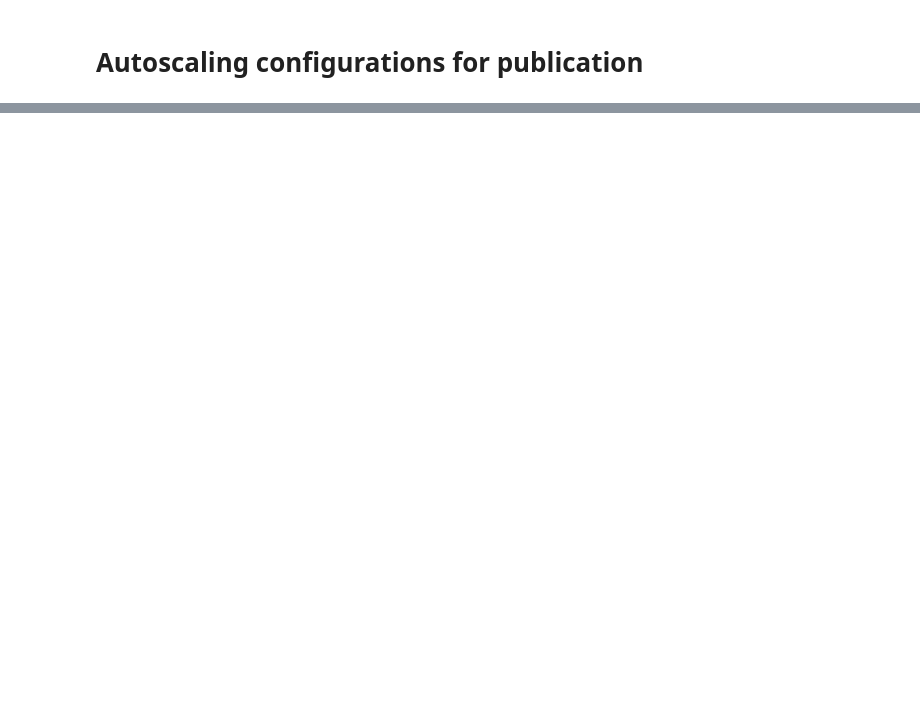
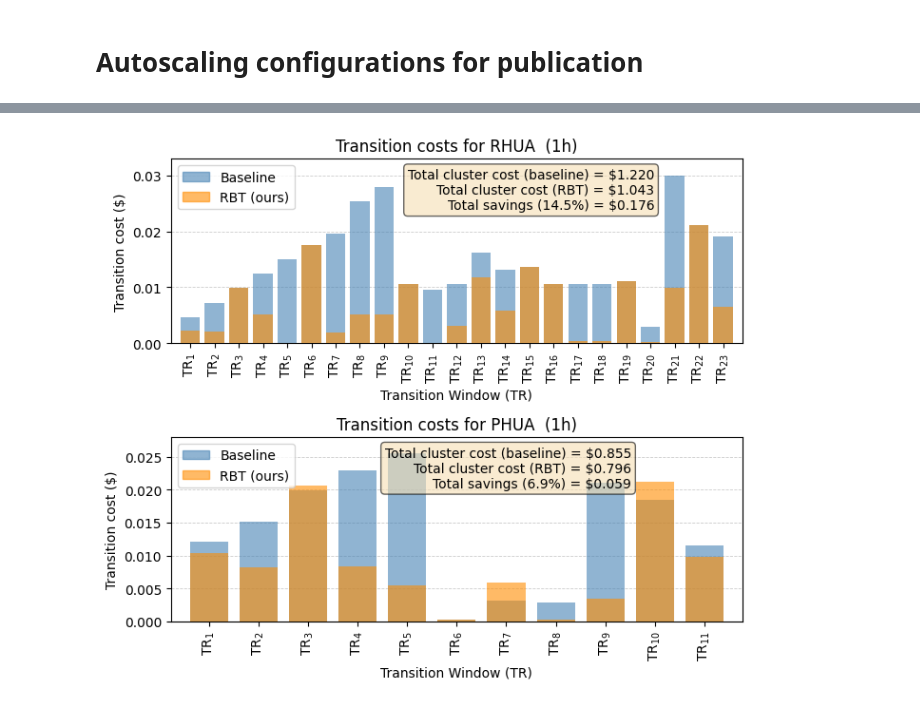
Before and after one commit to asi-uniovi/ascal, a Jupyter notebook: examples/pub1/pub1.ipynb, the cells around one changed output, grey strips where cells are left out. Saved outputs shown, nothing was run; the diff lists cells and outputs as text; code cells hidden in the pictures; blank space fills up the shorter version.

```diff
--- a/examples/pub1/pub1.ipynb
+++ b/examples/pub1/pub1.ipynb
@@ -142,0 +465,16 @@ for config_file in config_files + config_files_1h:  # Change to config_files to
+# %%
+# Reload experimental results
+import pandas as pd
+df = pd.read_parquet('experiments.parquet')
+df['name'] = df['name'].replace({'Total Cost': 'Cost'})
+# %%
+# Plots for the 1h scenarios
+fig, ax = plt.subplots(2,1, figsize=(7, 6))
+_ = plot_transition_costs(df, "fcma_reactive", "1h", 150, 0, 122, width=1/2.5, column_off=0, alpha=0.6,
+infobox_x=0.63, ax=ax[0])
+_ = plot_transition_costs(df, "fcma_predictive", "1h", 300, 122, 122, width=1/2.6, column_off=0, alpha=0.6,
+ infobox_x=0.59, ax=ax[1])
+plt.tight_layout()
+plt.savefig(f'plot_transition_costs_1h.png')
+# %% [output]
+[figure, added]
```
Also changed, not shown: parts of 21 cells of this notebook, 21 other files.
